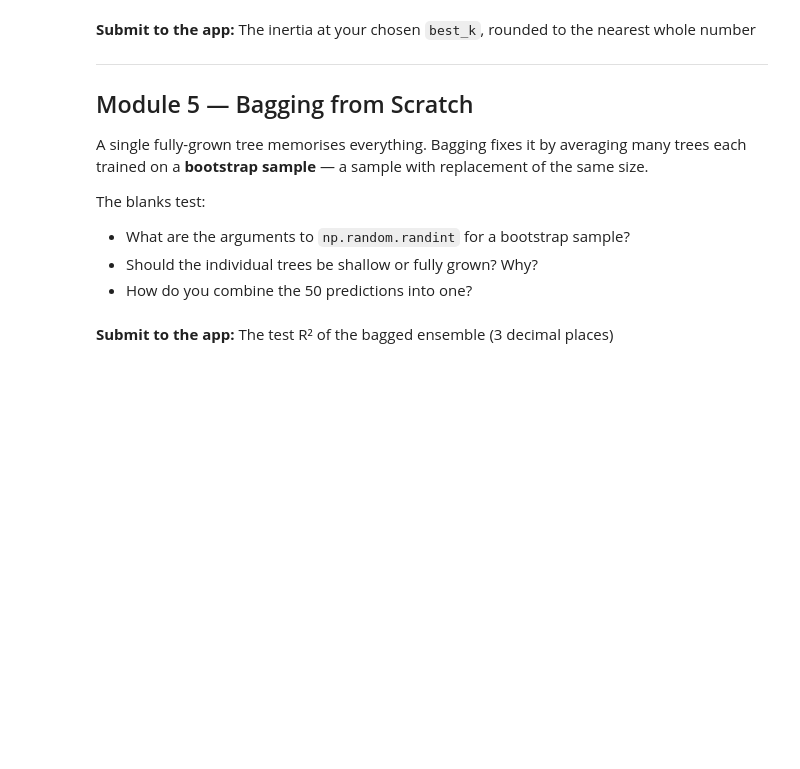
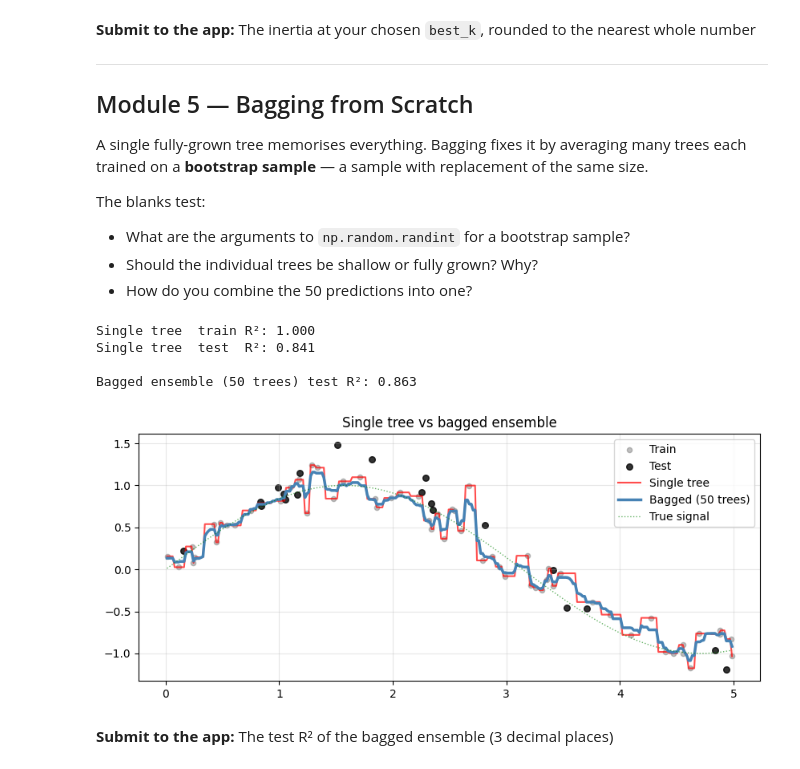
Before and after one commit to lukeskywakeri/ec34-ds-for-econ, a Jupyter notebook: games/ml/student_notebook.ipynb, the cells around one changed output. Saved outputs shown, nothing was run; the diff lists cells and outputs as text; code cells hidden in the pictures; blank space fills up the shorter version.

```diff
--- a/games/ml/student_notebook.ipynb
+++ b/games/ml/student_notebook.ipynb
@@ -216,44 +250,64 @@ print(f"Single tree  train R²: {r2_score(y_tr, single.predict(X_tr)):.3f}")
 print(f"Single tree  test  R²: {r2_score(y_te, single.predict(X_te)):.3f}")
 
 # ── Bagging: 50 bootstrap trees ──────────────────────────────────────────────
-np.random.seed(0)                              # do not change this seed!
+np.random.seed(0)  # do not change this seed!
 bag_preds = np.zeros((len(X_te), 50))
 
 for i in range(50):
     # Bootstrap sample: draw len(X_tr) indices WITH replacement from [0, len(X_tr))
     # np.random.randint(low, high, size) — what are low, high, and size here?
-    idx = np.random.randint(___, ___, ___)     # <-- fill in: low, high, size
+    idx = np.random.randint(0, len(X_tr), len(X_tr))  # <-- fill in: low, high, size
 
     # Fit a tree on the bootstrap sample.
     # Should it be shallow (low variance) or fully grown (no bias)? Why?
-    t = DecisionTreeRegressor(max_depth=___).fit(X_tr[idx], y_tr[idx])  # <-- fill in
+    t = DecisionTreeRegressor(max_depth=None).fit(X_tr[idx], y_tr[idx])  # <-- fill in
 
     bag_preds[:, i] = t.predict(X_te)
 
 # Combine the 50 predictions — what operation reduces variance across trees?
-bagged_pred = bag_preds.___(axis=1)            # <-- fill in: what aggregation?
+bagged_pred = bag_preds.mean(axis=1)  # <-- fill in: what aggregation?
 
 r2_bag = r2_score(y_te, bagged_pred)
 print(f"\nBagged ensemble (50 trees) test R²: {r2_bag:.3f}")
+# %% [output]
+Single tree  train R²: 1.000
+Single tree  test  R²: 0.841
+
+Bagged ensemble (50 trees) test R²: 0.863
 # %%
 # Optional: visualise single tree vs bagged ensemble
 X_plot = np.linspace(X_tr.min(), X_tr.max(), 300).reshape(-1, 1)
 
 np.random.seed(0)
 bag_plot = np.zeros((300, 50))
 for i in range(50):
     idx = np.random.randint(0, len(X_tr), len(X_tr))
     t = DecisionTreeRegressor(max_depth=None).fit(X_tr[idx], y_tr[idx])
     bag_plot[:, i] = t.predict(X_plot).ravel()
 
 plt.figure(figsize=(10, 4))
-plt.scatter(X_tr, y_tr, s=20, color='gray', alpha=0.5, label='Train')
-plt.scatter(X_te, y_te, s=30, color='black', alpha=0.8, label='Test')
-plt.plot(X_plot, single.predict(X_plot), color='red', lw=1.5, alpha=0.7, label='Single tree')
-plt.plot(X_plot, bag_plot.mean(axis=1), color='steelblue', lw=2.5, label='Bagged (50 trees)')
-plt.plot(X_plot, np.sin(X_plot), color='green', lw=1, linestyle=':', alpha=0.6, label='True signal')
-plt.legend(); plt.grid(alpha=0.3)
-plt.title('Single tree vs bagged ensemble')
+plt.scatter(X_tr, y_tr, s=20, color="gray", alpha=0.5, label="Train")
+plt.scatter(X_te, y_te, s=30, color="black", alpha=0.8, label="Test")
+plt.plot(
+    X_plot, single.predict(X_plot), color="red", lw=1.5, alpha=0.7, label="Single tree"
+)
+plt.plot(
+    X_plot, bag_plot.mean(axis=1), color="steelblue", lw=2.5, label="Bagged (50 trees)"
+)
+plt.plot(
+    X_plot,
+    np.sin(X_plot),
+    color="green",
+    lw=1,
+    linestyle=":",
+    alpha=0.6,
+    label="True signal",
+)
+plt.legend()
+plt.grid(alpha=0.3)
+plt.title("Single tree vs bagged ensemble")
 plt.show()
+# %% [output]
+[figure, added]
 # %% [markdown]
 **Submit to the app:** The test R² of the bagged ensemble (3 decimal places)
```
Also changed, not shown: parts of 4 cells of this notebook, 5 other files.
